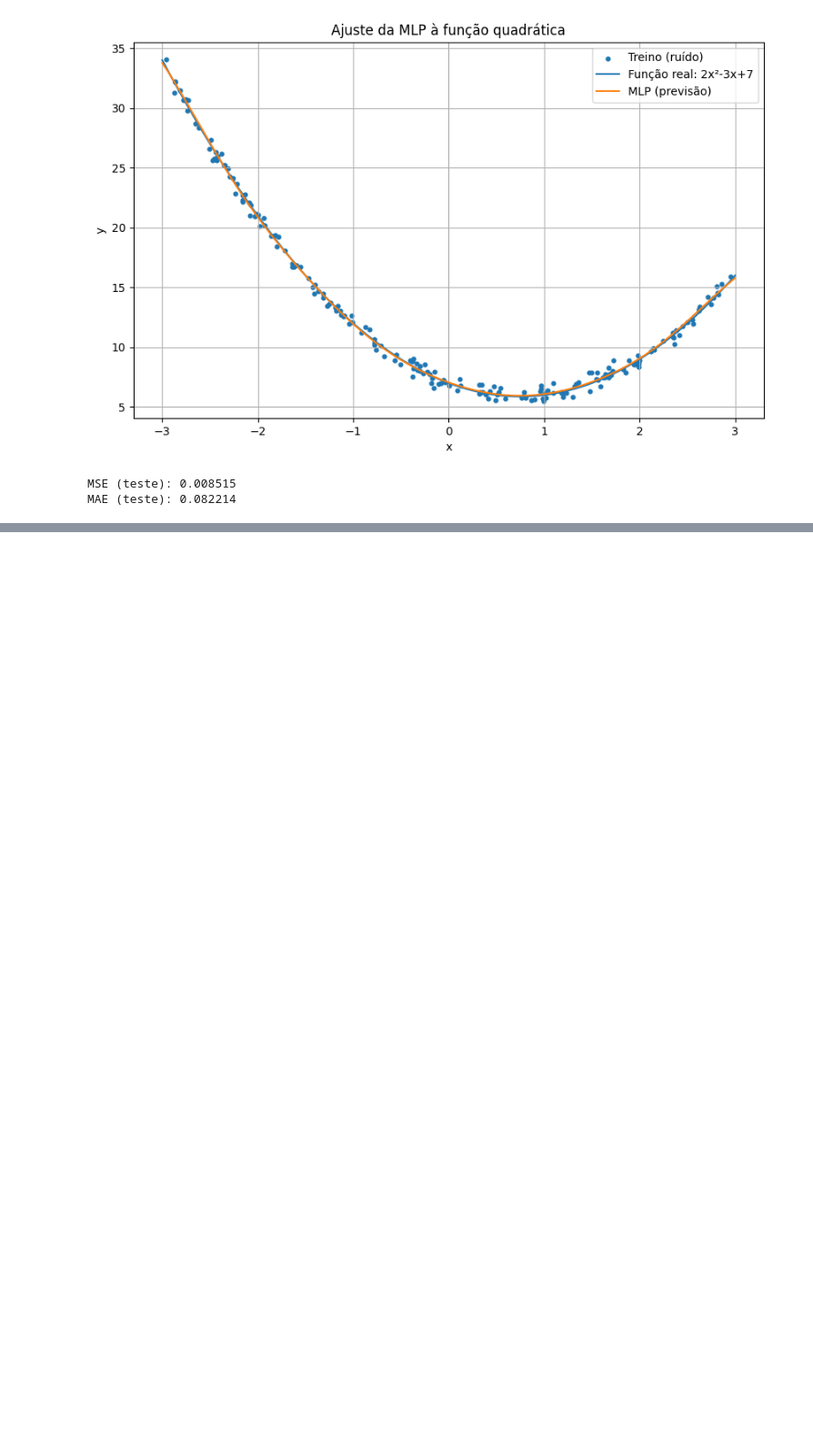
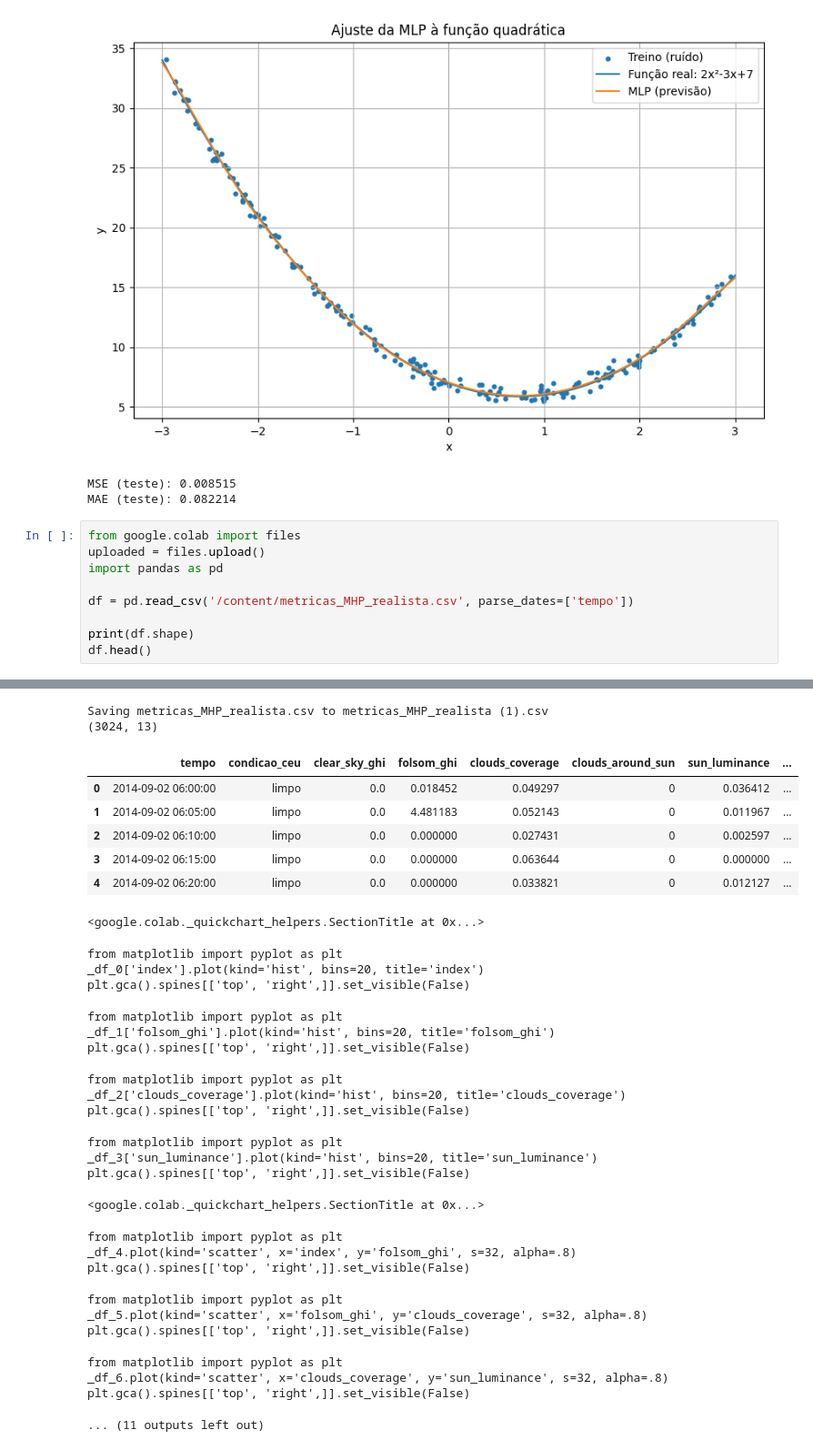
Before and after one commit to kethelineberlin/Intelig-ncia-Computacional-Aplicada-Gera-o-de-Energia-e-Sustentabilidade, a Jupyter notebook: Untitled2.ipynb, the cells around one changed output, grey strips where cells are left out. Shown: that part at 91% size. Saved outputs shown, nothing was run; the diff lists cells and outputs as text; blank space fills up the shorter version.

```diff
--- a/Untitled2.ipynb
+++ b/Untitled2.ipynb
@@ -145,3 +145,13 @@ print(f"MAE (teste): {mae_test:.6f}")
 [figure]
 MSE (teste): 0.008515
 MAE (teste): 0.082214
+# %%
+from google.colab import files
+uploaded = files.upload()
+import pandas as pd
+
+df = pd.read_csv('/content/metricas_MHP_realista.csv', parse_dates=['tempo'])
+
+print(df.shape)
+df.head()
+# %% [output]
@@ -147,0 +159,32 @@ MAE (teste): 0.082214
+Saving metricas_MHP_realista.csv to metricas_MHP_realista (1).csv
+(3024, 13)
+|  | tempo | condicao_ceu | clear_sky_ghi | folsom_ghi | clouds_coverage | clouds_around_sun | sun_luminance | ... |
+| 0 | 2014-09-02 06:00:00 | limpo | 0.0 | 0.018452 | 0.049297 | 0 | 0.036412 | ... |
+| 1 | 2014-09-02 06:05:00 | limpo | 0.0 | 4.481183 | 0.052143 | 0 | 0.011967 | ... |
+| 2 | 2014-09-02 06:10:00 | limpo | 0.0 | 0.000000 | 0.027431 | 0 | 0.002597 | ... |
+| 3 | 2014-09-02 06:15:00 | limpo | 0.0 | 0.000000 | 0.063644 | 0 | 0.000000 | ... |
+| 4 | 2014-09-02 06:20:00 | limpo | 0.0 | 0.000000 | 0.033821 | 0 | 0.012127 | ... |
+<google.colab._quickchart_helpers.SectionTitle at 0x...>
+from matplotlib import pyplot as plt
+_df_0['index'].plot(kind='hist', bins=20, title='index')
+plt.gca().spines[['top', 'right',]].set_visible(False)
+from matplotlib import pyplot as plt
+_df_1['folsom_ghi'].plot(kind='hist', bins=20, title='folsom_ghi')
+plt.gca().spines[['top', 'right',]].set_visible(False)
+from matplotlib import pyplot as plt
+_df_2['clouds_coverage'].plot(kind='hist', bins=20, title='clouds_coverage')
+plt.gca().spines[['top', 'right',]].set_visible(False)
+from matplotlib import pyplot as plt
+_df_3['sun_luminance'].plot(kind='hist', bins=20, title='sun_luminance')
+plt.gca().spines[['top', 'right',]].set_visible(False)
+<google.colab._quickchart_helpers.SectionTitle at 0x...>
+from matplotlib import pyplot as plt
+_df_4.plot(kind='scatter', x='index', y='folsom_ghi', s=32, alpha=.8)
+plt.gca().spines[['top', 'right',]].set_visible(False)
+from matplotlib import pyplot as plt
+_df_5.plot(kind='scatter', x='folsom_ghi', y='clouds_coverage', s=32, alpha=.8)
+plt.gca().spines[['top', 'right',]].set_visible(False)
+from matplotlib import pyplot as plt
+_df_6.plot(kind='scatter', x='clouds_coverage', y='sun_luminance', s=32, alpha=.8)
+plt.gca().spines[['top', 'right',]].set_visible(False)
+... (11 outputs left out)
```
Also changed, not shown: parts of 1 cell of this notebook.
